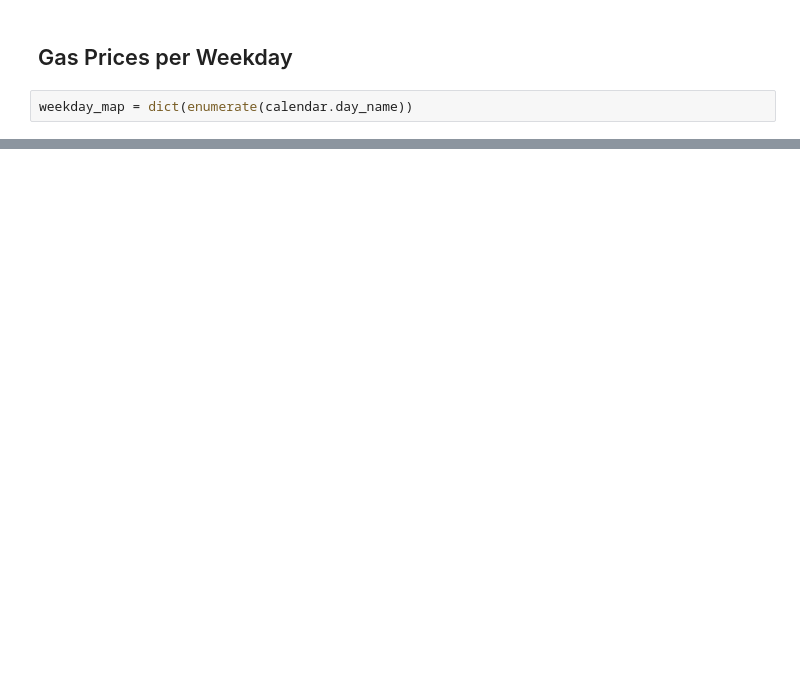
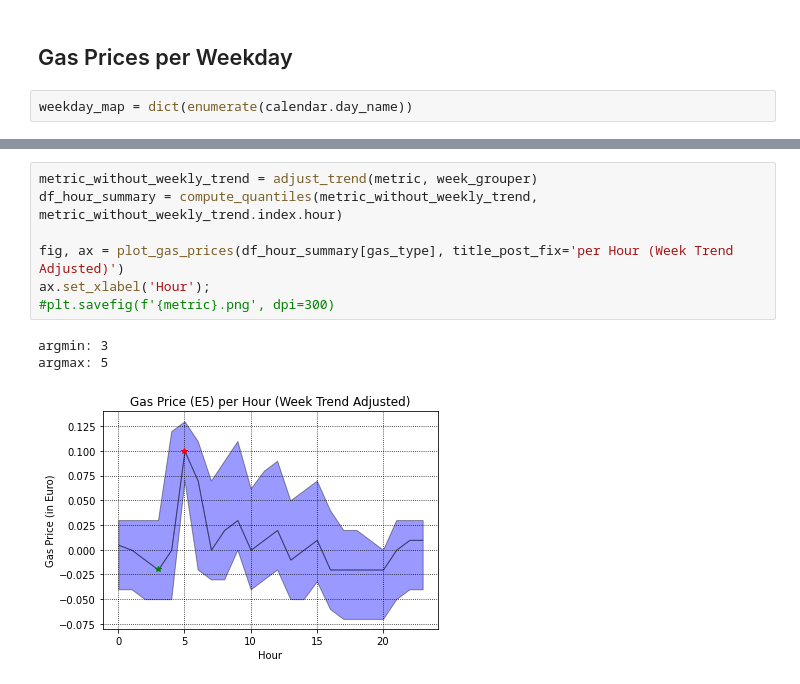
Before and after one commit to BigCrunsh/home-monitoring, a Jupyter notebook: analysis/gas_trend_analysis.ipynb, the cells around one changed output, grey strips where cells are left out. Drawn from its saved outputs; the diff is of its cells as text; blank space fills up the shorter version.

```diff
--- a/analysis/gas_trend_analysis.ipynb
+++ b/analysis/gas_trend_analysis.ipynb
@@ -96,0 +139,11 @@ ax.set_xlabel('Hour');
+# %%
+metric_without_weekly_trend = adjust_trend(metric, week_grouper)
+df_hour_summary = compute_quantiles(metric_without_weekly_trend, metric_without_weekly_trend.index.hour)
+
+fig, ax = plot_gas_prices(df_hour_summary[gas_type], title_post_fix='per Hour (Week Trend Adjusted)')
+ax.set_xlabel('Hour');
+#plt.savefig(f'{metric}.png', dpi=300)
+# %% [output]
+argmin: 3
+argmax: 5
+[figure, added]
```
Also changed, not shown: parts of 16 cells of this notebook.
